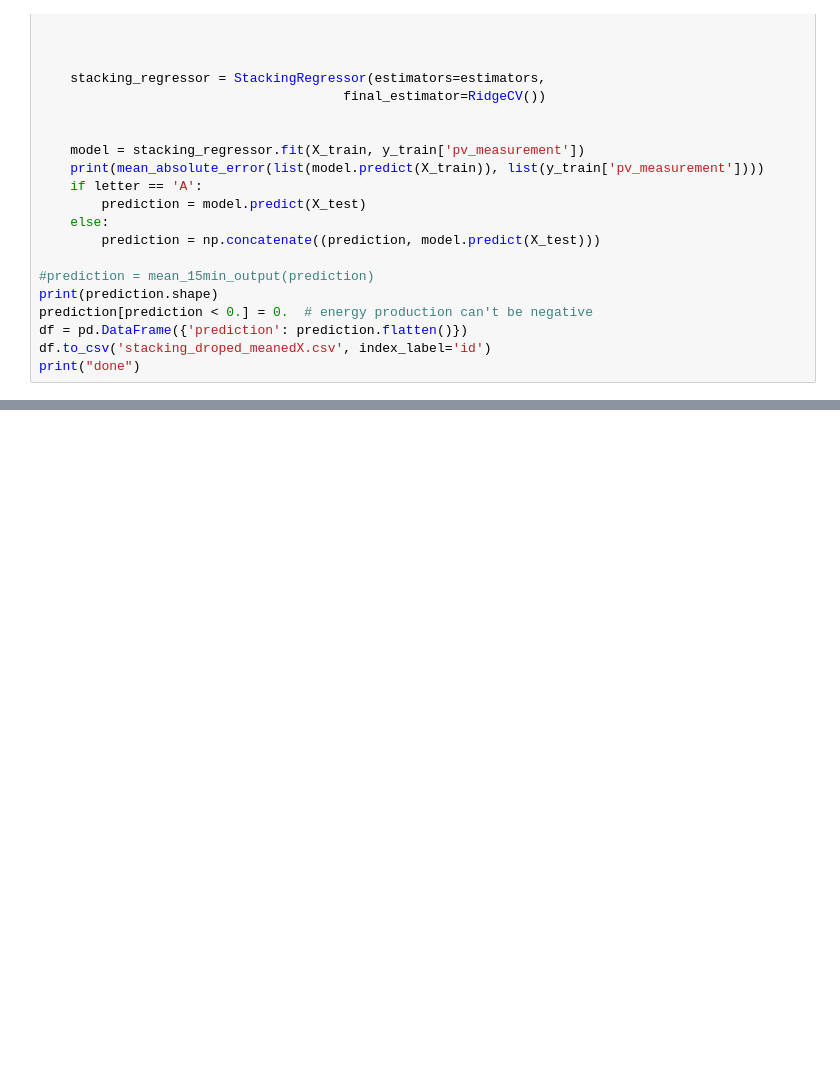
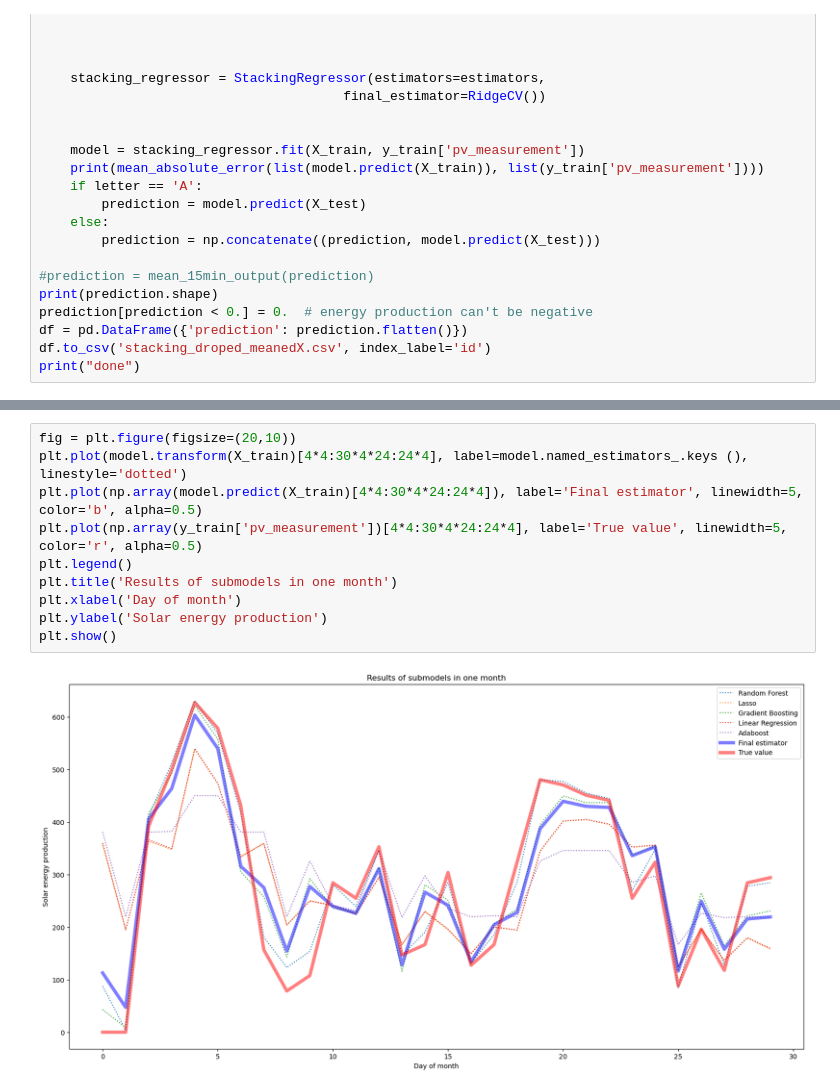
Before and after one commit to kponci/Solar-Energy-Production-Forecasting, a Jupyter notebook: solutions/FinalVersion/Long_note.ipynb, the cells around one changed output, grey strips where cells are left out. Drawn from its saved outputs; the diff is of its cells as text; blank space fills up the shorter version.

```diff
--- a/solutions/FinalVersion/Long_note.ipynb
+++ b/solutions/FinalVersion/Long_note.ipynb
@@ -959,0 +1252,12 @@ print("done")
+# %%
+fig = plt.figure(figsize=(20,10))
+plt.plot(model.transform(X_train)[4*4:30*4*24:24*4], label=model.named_estimators_.keys (), linestyle='dotted')
+plt.plot(np.array(model.predict(X_train)[4*4:30*4*24:24*4]), label='Final estimator', linewidth=5, color='b', alpha=0.5)
+plt.plot(np.array(y_train['pv_measurement'])[4*4:30*4*24:24*4], label='True value', linewidth=5, color='r', alpha=0.5)
+plt.legend()
+plt.title('Results of submodels in one month')
+plt.xlabel('Day of month')
+plt.ylabel('Solar energy production')
+plt.show()
+# %% [output]
+[figure, added]
```
Also changed, not shown: parts of 47 cells of this notebook, 4 other files.
